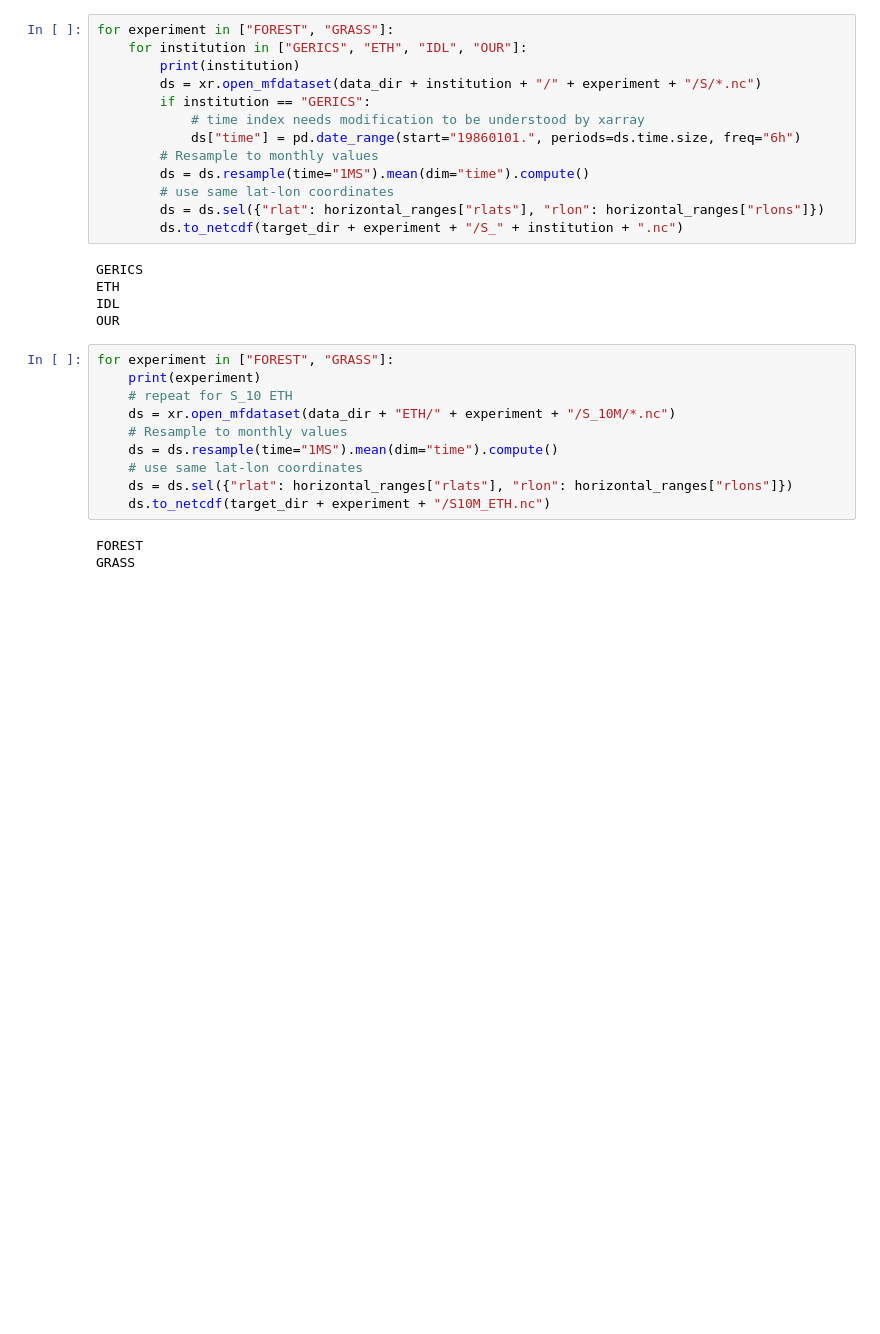
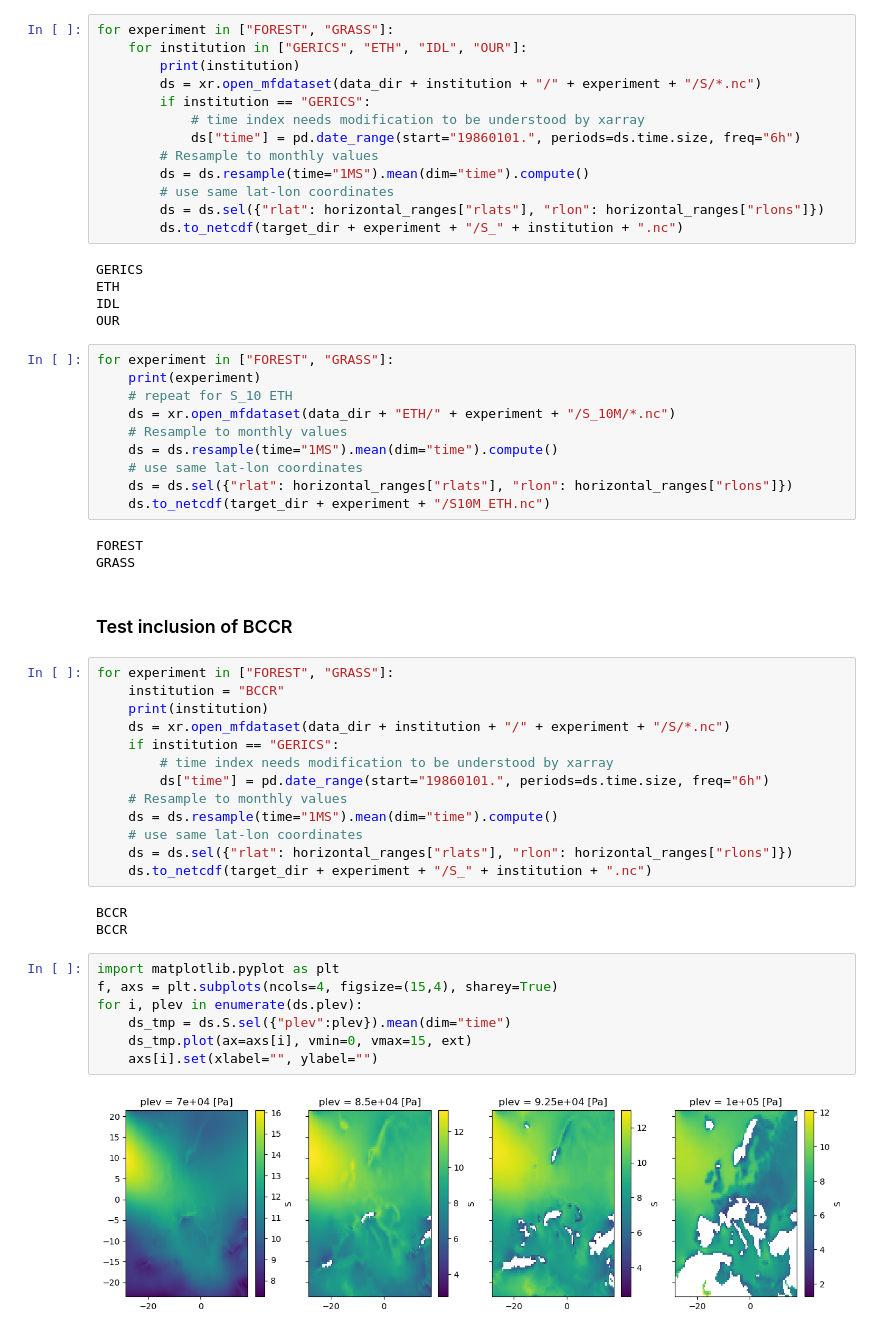
Before and after one commit to jwohland/lucas_3dwinds, a Jupyter notebook: notebooks/11_monthly_winds.ipynb, the cells around one changed output. Drawn from its saved outputs; the diff is of its cells as text; blank space fills up the shorter version.

Commit message:
Adding test of BCCR monthly computation and mean wind speed plot

```diff
--- a/notebooks/11_monthly_winds.ipynb
+++ b/notebooks/11_monthly_winds.ipynb
@@ -44,3 +44,30 @@ for experiment in ["FOREST", "GRASS"]:
 # %% [output]
 FOREST
 GRASS
+# %% [markdown]
+### Test inclusion of BCCR
+# %%
+for experiment in ["FOREST", "GRASS"]:
+    institution = "BCCR"
+    print(institution)
+    ds = xr.open_mfdataset(data_dir + institution + "/" + experiment + "/S/*.nc")
+    if institution == "GERICS":
+        # time index needs modification to be understood by xarray
+        ds["time"] = pd.date_range(start="19860101.", periods=ds.time.size, freq="6h")
+    # Resample to monthly values
+    ds = ds.resample(time="1MS").mean(dim="time").compute()
+    # use same lat-lon coordinates
+    ds = ds.sel({"rlat": horizontal_ranges["rlats"], "rlon": horizontal_ranges["rlons"]})
+    ds.to_netcdf(target_dir + experiment + "/S_" + institution + ".nc")
+# %% [output]
+BCCR
+BCCR
+# %%
+import matplotlib.pyplot as plt
+f, axs = plt.subplots(ncols=4, figsize=(15,4), sharey=True)
+for i, plev in enumerate(ds.plev):
+    ds_tmp = ds.S.sel({"plev":plev}).mean(dim="time")
+    ds_tmp.plot(ax=axs[i], vmin=0, vmax=15, ext)
+    axs[i].set(xlabel="", ylabel="")
+# %% [output]
+[figure, added]
```
